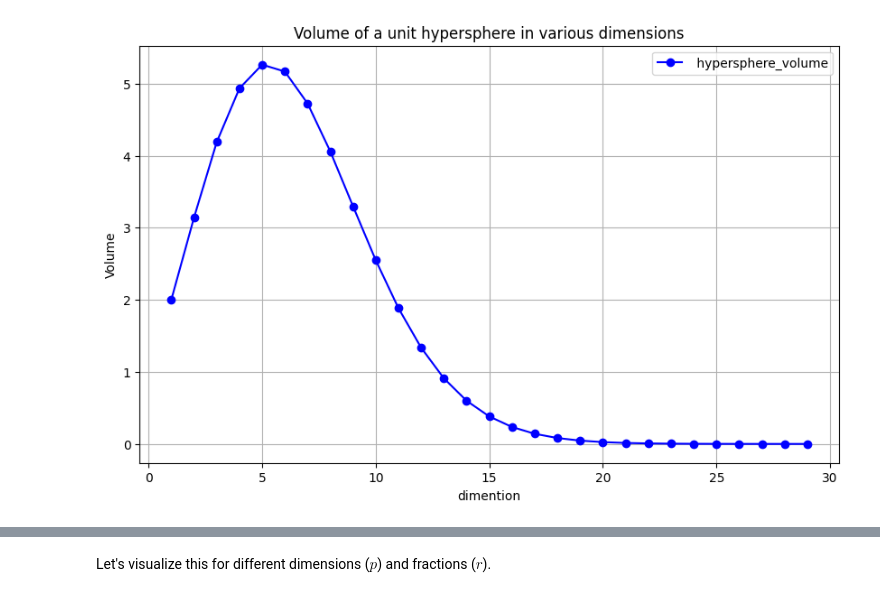
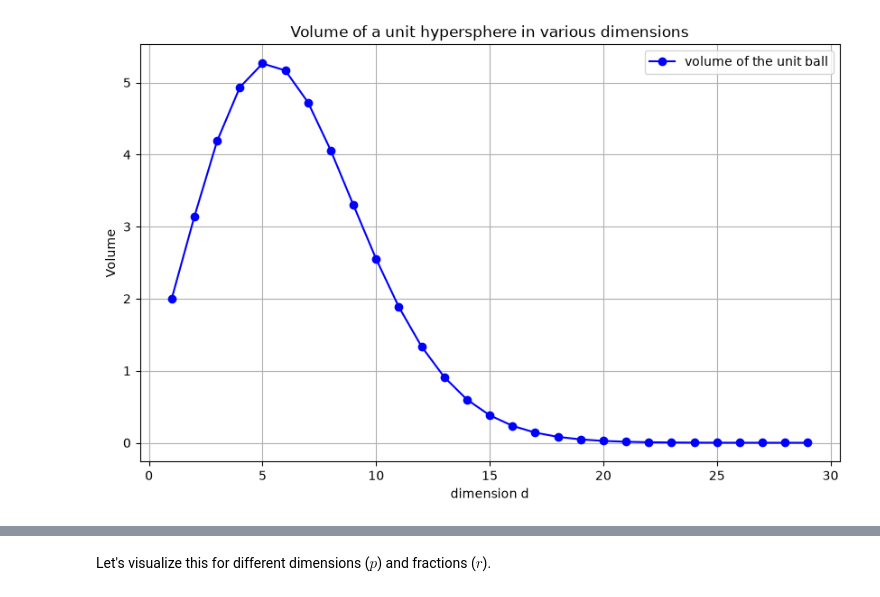
Before and after one commit to fum-cs/mfds, a Jupyter notebook: notebooks/high-dimensional-spaces/High-Dimensional-Data-and-The-Curse-of-Dimensionality.ipynb, the cells around one changed output, grey strips where cells are left out. Cells and saved outputs as stored; diff of their text form; code cells hidden in the pictures.

```diff
--- a/notebooks/high-dimensional-spaces/High-Dimensional-Data-and-The-Curse-of-Dimensionality.ipynb
+++ b/notebooks/high-dimensional-spaces/High-Dimensional-Data-and-The-Curse-of-Dimensionality.ipynb
@@ -60,22 +58,24 @@ dimensions. In d dimensions there are $2^d$ “corners” and $2^{d−1}$ diagon
 # %%
 import math
 import matplotlib.pyplot as plt
 import numpy as np
 def hypersphere_volume(d, R):
-    volume = (math.pi ** (d / 2)) * (R ** d) / math.gamma(d / 2 + 1)
-    return volume
-dimensions = range(1, 30)
+    """Volume of the solid ball of radius R in d dimensions."""
+    return (math.pi ** (d / 2)) * (R ** d) / math.gamma(d / 2 + 1)
+
+
+dimensions = list(range(1, 30))
 volumes = [hypersphere_volume(d,1) for d in dimensions]
 plt.figure(figsize=(10, 6))
-plt.plot(dimensions, volumes, marker='o', linestyle='-', color='b', label=' hypersphere_volume')
-plt.xlabel("dimention")
+plt.plot(dimensions, volumes, marker='o', linestyle='-', color='b', label='volume of the unit ball')
+plt.xlabel('dimension d')
 plt.ylabel('Volume')
 plt.title("Volume of a unit hypersphere in various dimensions")
 plt.legend()
 plt.grid(True)
 plt.show()
 # %% [output]
-[figure, old version]
+[figure, new version]
 # %% [markdown]
 
 ## The Problem of Local Neighborhoods (k-NN)
```
Also changed, not shown: parts of 24 cells of this notebook, 18 other files.
